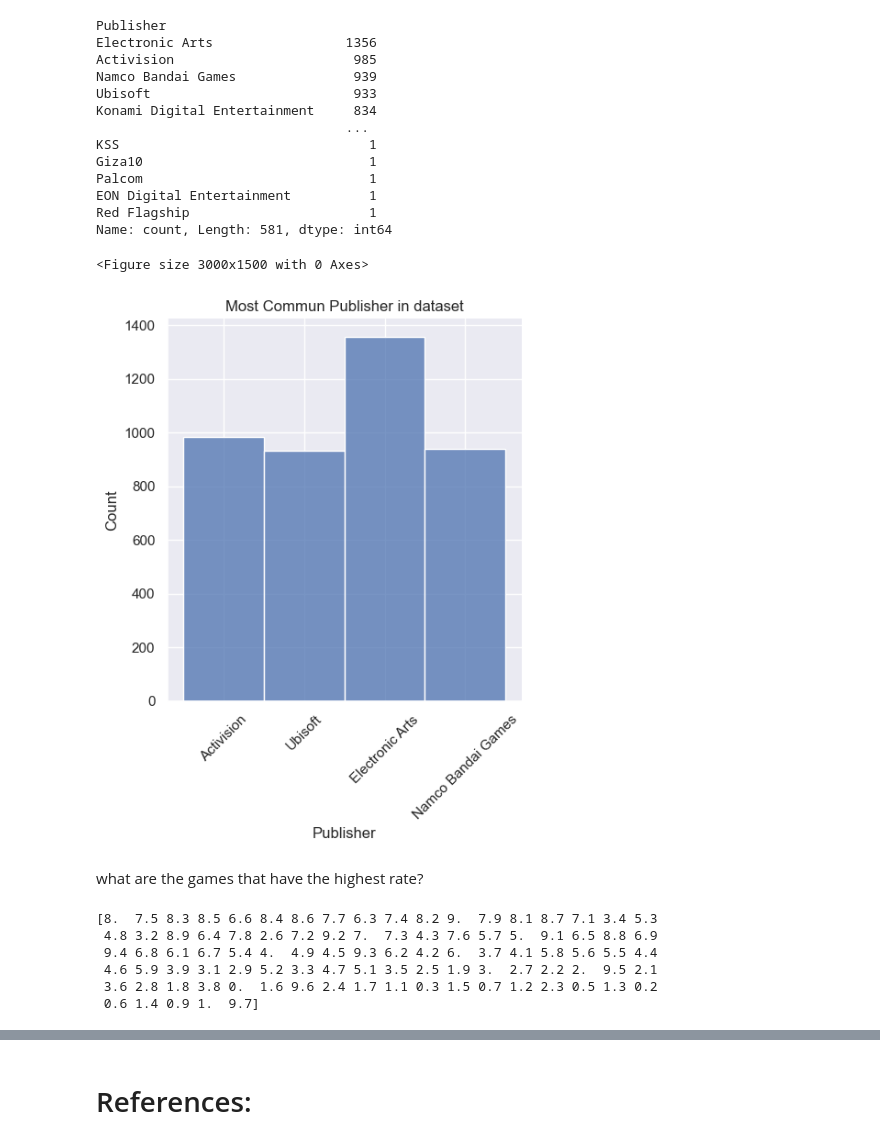
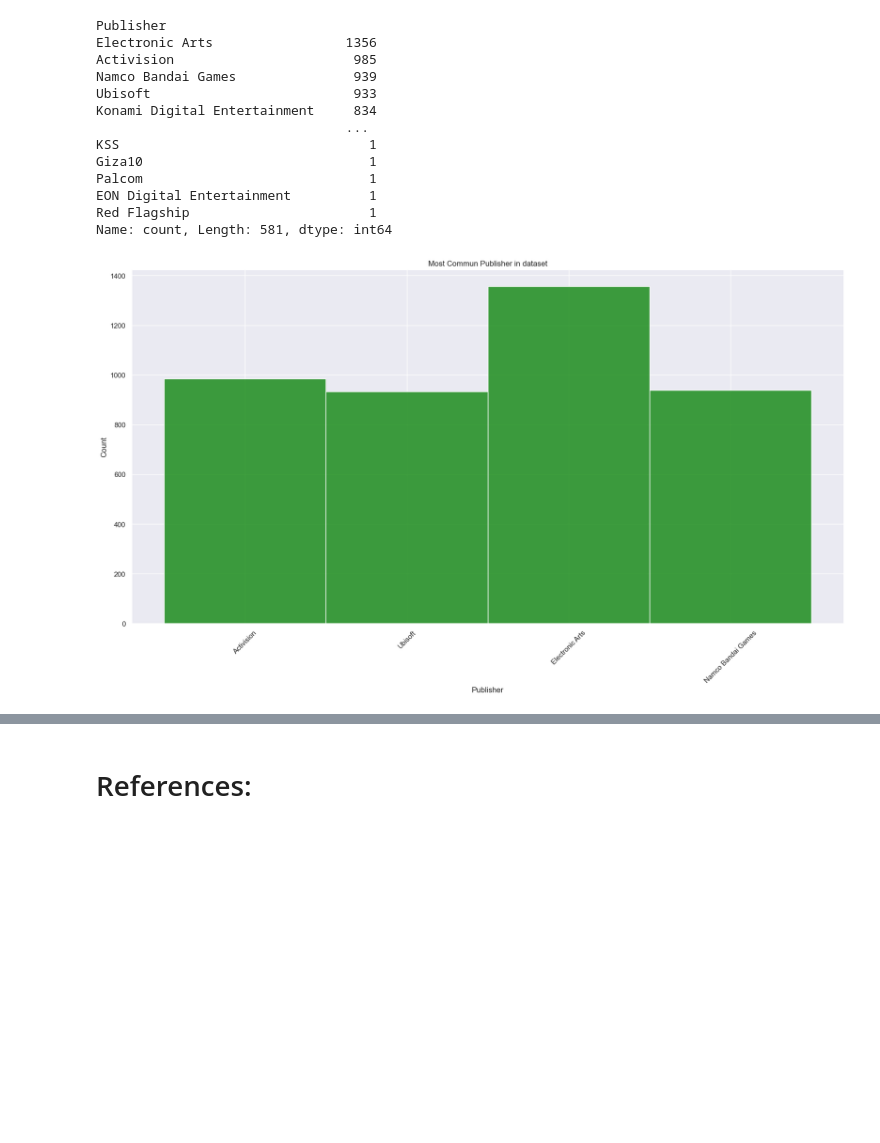
Before and after one commit to Sba23037/CristinaPriolo_DVizHDip_CA1, a Jupyter notebook: CristinaPriolo_DVizHDip_CA1.ipynb, the cells around one changed output, grey strips where cells are left out. Cells and saved outputs as stored; diff of their text form; code cells hidden in the pictures; blank space fills up the shorter version.

```diff
--- a/CristinaPriolo_DVizHDip_CA1.ipynb
+++ b/CristinaPriolo_DVizHDip_CA1.ipynb
@@ -966,22 +1002,9 @@ most_common_publisher= df[df["Publisher"].isin(publisher_counts[publisher_counts
 # %%
-plt.figure(figsize=(30, 15))
-sns.displot(most_common_publisher["Publisher"]);
+plt.figure(figsize=(20, 10))
+sns.histplot(most_common_publisher["Publisher"],color="green");
 plt.title('Most Commun Publisher in dataset')
 plt.grid(True)
 plt.xticks(rotation=45)
 plt.show()
 # %% [output]
-<Figure size 3000x1500 with 0 Axes>
-[figure, old version]
+[figure, new version]
-# %% [markdown]
-what are the games that have the highest rate?
-# %%
-unique_user_scores = df["User_Score"].unique()
-print(unique_user_scores)
-# %% [output]
-[8.  7.5 8.3 8.5 6.6 8.4 8.6 7.7 6.3 7.4 8.2 9.  7.9 8.1 8.7 7.1 3.4 5.3
- 4.8 3.2 8.9 6.4 7.8 2.6 7.2 9.2 7.  7.3 4.3 7.6 5.7 5.  9.1 6.5 8.8 6.9
- 9.4 6.8 6.1 6.7 5.4 4.  4.9 4.5 9.3 6.2 4.2 6.  3.7 4.1 5.8 5.6 5.5 4.4
- 4.6 5.9 3.9 3.1 2.9 5.2 3.3 4.7 5.1 3.5 2.5 1.9 3.  2.7 2.2 2.  9.5 2.1
- 3.6 2.8 1.8 3.8 0.  1.6 9.6 2.4 1.7 1.1 0.3 1.5 0.7 1.2 2.3 0.5 1.3 0.2
- 0.6 1.4 0.9 1.  9.7]
```
Also changed, not shown: parts of 35 cells of this notebook.
